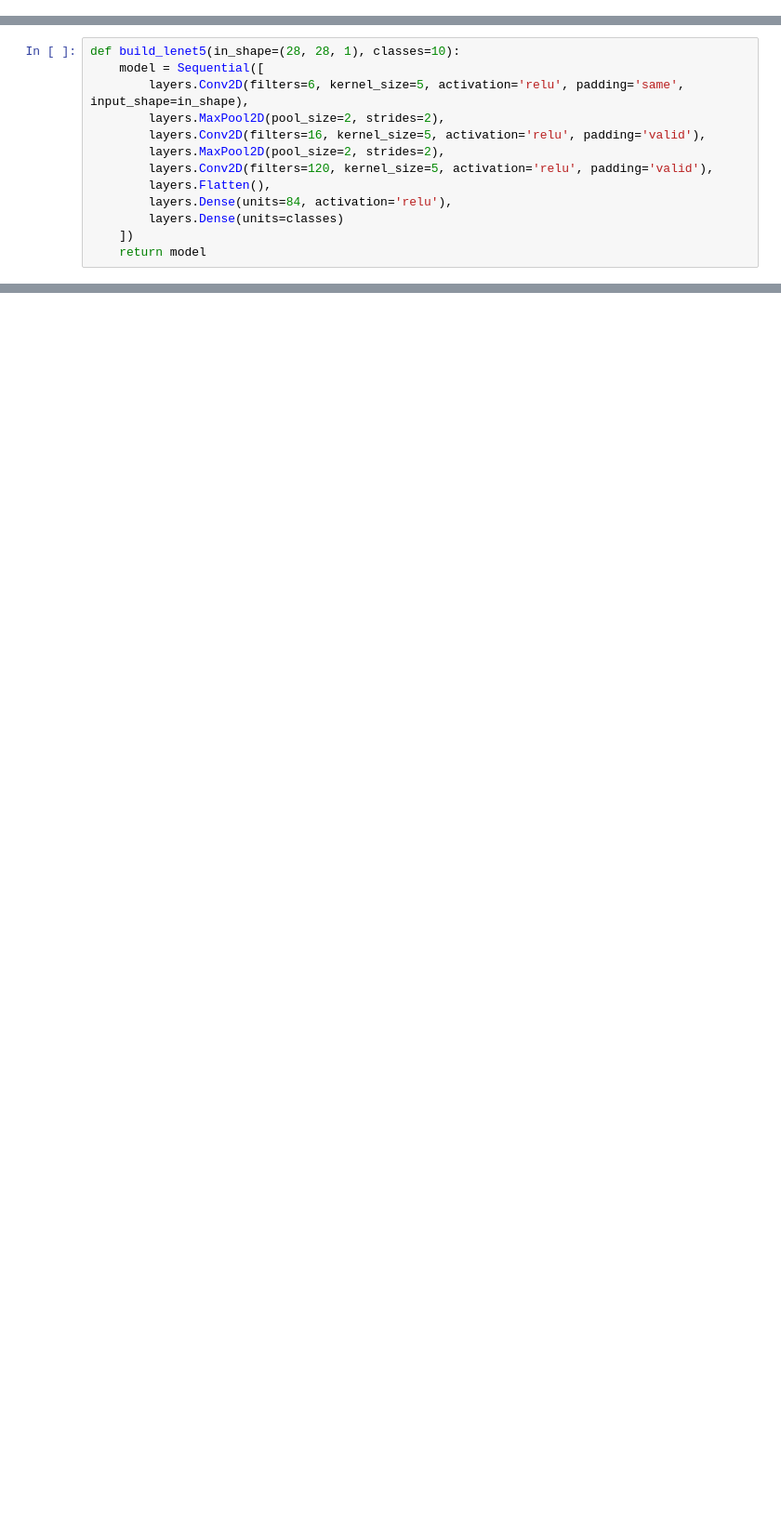
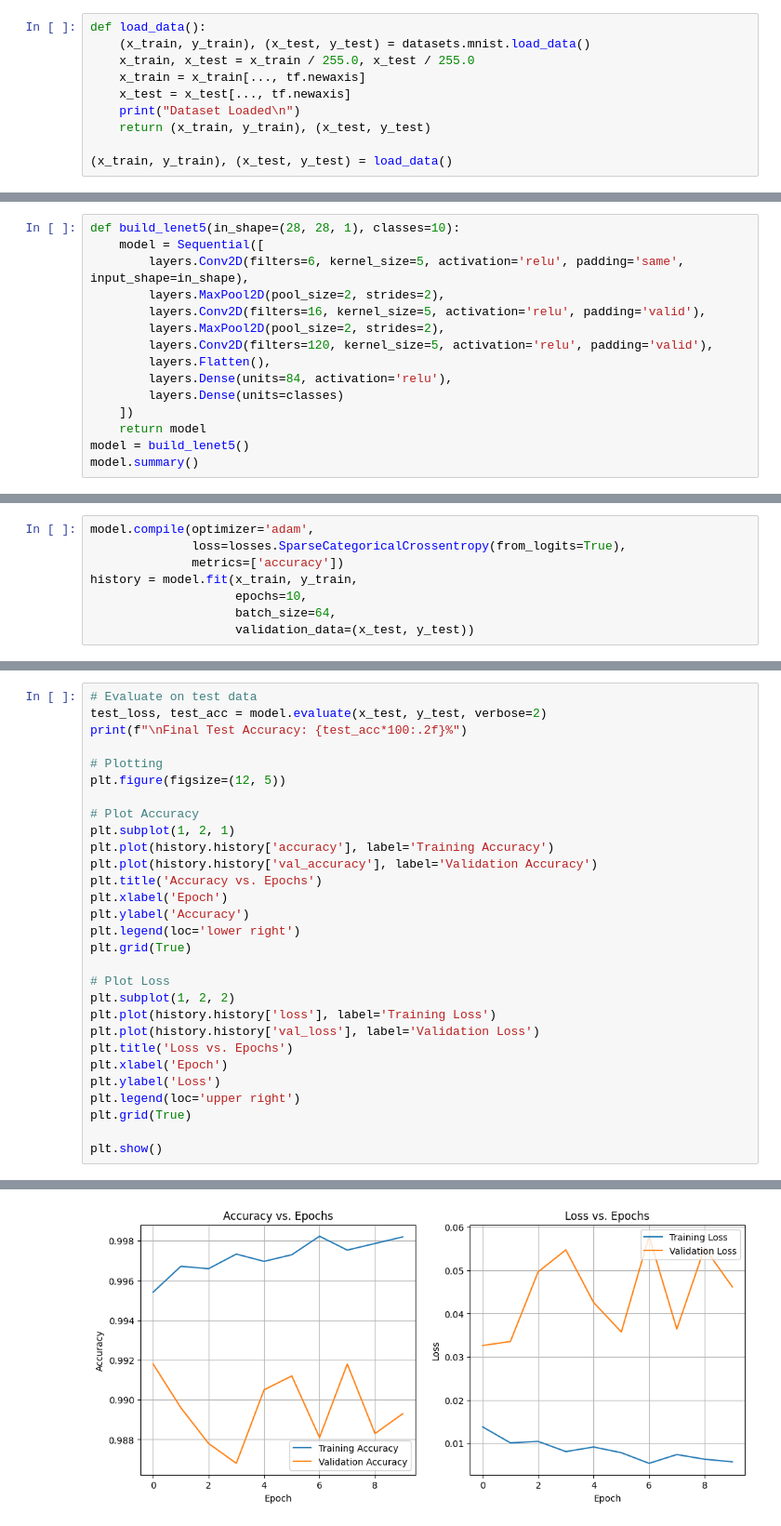
Before and after one commit to samanvithkashyap/lenet-5, a Jupyter notebook: lenet_5.ipynb, the cells around one changed output, grey strips where cells are left out. Shown at 93% size. Saved outputs shown, nothing was run; the diff lists cells and outputs as text; blank space fills up the shorter version.

```diff
--- a/lenet_5.ipynb
+++ b/lenet_5.ipynb
@@ -5,0 +8,10 @@ from tensorflow.keras import layers, Sequential
+# %%
+def load_data():
+    (x_train, y_train), (x_test, y_test) = datasets.mnist.load_data()
+    x_train, x_test = x_train / 255.0, x_test / 255.0
+    x_train = x_train[..., tf.newaxis]
+    x_test = x_test[..., tf.newaxis]
+    print("Dataset Loaded\n")
+    return (x_train, y_train), (x_test, y_test)
+
+(x_train, y_train), (x_test, y_test) = load_data()
@@ -16,3 +32,5 @@ def build_lenet5(in_shape=(28, 28, 1), classes=10):
         layers.Dense(units=classes)
     ])
     return model
+model = build_lenet5()
+model.summary()
@@ -50,0 +61,8 @@ Model: "sequential"
+# %%
+model.compile(optimizer='adam',
+              loss=losses.SparseCategoricalCrossentropy(from_logits=True),
+              metrics=['accuracy'])
+history = model.fit(x_train, y_train,
+                    epochs=10,
+                    batch_size=64,
+                    validation_data=(x_test, y_test))
@@ -50,0 +90,30 @@ Model: "sequential"
+# %%
+# Evaluate on test data
+test_loss, test_acc = model.evaluate(x_test, y_test, verbose=2)
+print(f"\nFinal Test Accuracy: {test_acc*100:.2f}%")
+
+# Plotting
+plt.figure(figsize=(12, 5))
+
+# Plot Accuracy
+plt.subplot(1, 2, 1)
+plt.plot(history.history['accuracy'], label='Training Accuracy')
+plt.plot(history.history['val_accuracy'], label='Validation Accuracy')
+plt.title('Accuracy vs. Epochs')
+plt.xlabel('Epoch')
+plt.ylabel('Accuracy')
+plt.legend(loc='lower right')
+plt.grid(True)
+
+# Plot Loss
+plt.subplot(1, 2, 2)
+plt.plot(history.history['loss'], label='Training Loss')
+plt.plot(history.history['val_loss'], label='Validation Loss')
+plt.title('Loss vs. Epochs')
+plt.xlabel('Epoch')
+plt.ylabel('Loss')
+plt.legend(loc='upper right')
+plt.grid(True)
+
+plt.show()
+# %% [output]
@@ -50,0 +123 @@ Model: "sequential"
+[figure, added]
```
Also changed, not shown: parts of 7 cells of this notebook.
